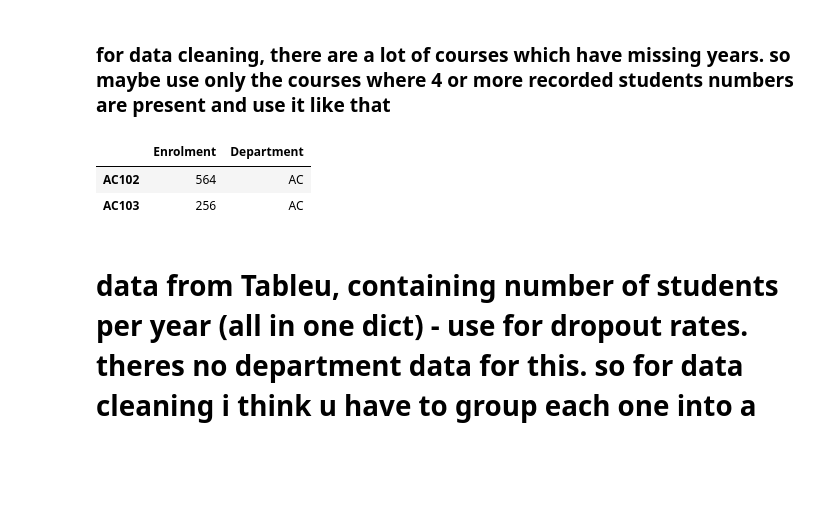
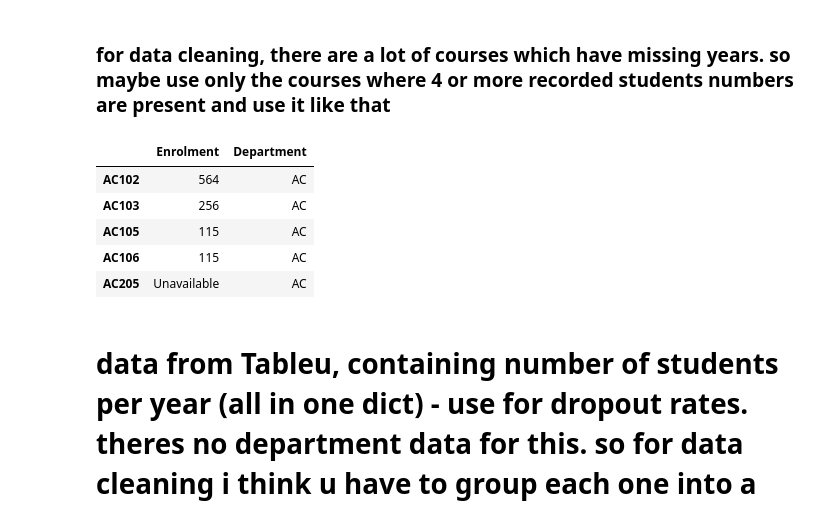
Before and after one commit to st115-smurf-account/st115-group-project, a Jupyter notebook: PDF.ipynb, the cells around one changed output. Drawn from its saved outputs; the diff is of its cells as text; code cells hidden in the pictures; blank space fills up the shorter version.

```diff
--- a/PDF.ipynb
+++ b/PDF.ipynb
@@ -71,11 +71,14 @@ course_numbers_2016_df.to_csv('data/course_numbers_2016.csv')
 # %% [markdown]
  ### for data cleaning, there are a lot of courses which have missing years. so maybe use only the courses where 4 or more recorded students numbers are present and use it like that
 # %%
-course_numbers_2024_df.head(2)
+course_numbers_2024_df.head(5)
 # %% [output]
 |  | Enrolment | Department |
 | AC102 | 564 | AC |
 | AC103 | 256 | AC |
+| AC105 | 115 | AC |
+| AC106 | 115 | AC |
+| AC205 | Unavailable | AC |
 # %% [markdown]
 # data from Tableu, containing number of students per year (all in one dict) - use for dropout rates. theres no department data for this. so for data cleaning i think u have to group each one into a department manually. basically we need this data but for department too but it doesnt exist
 # %%
```
Also changed, not shown: parts of 20 cells of this notebook.
